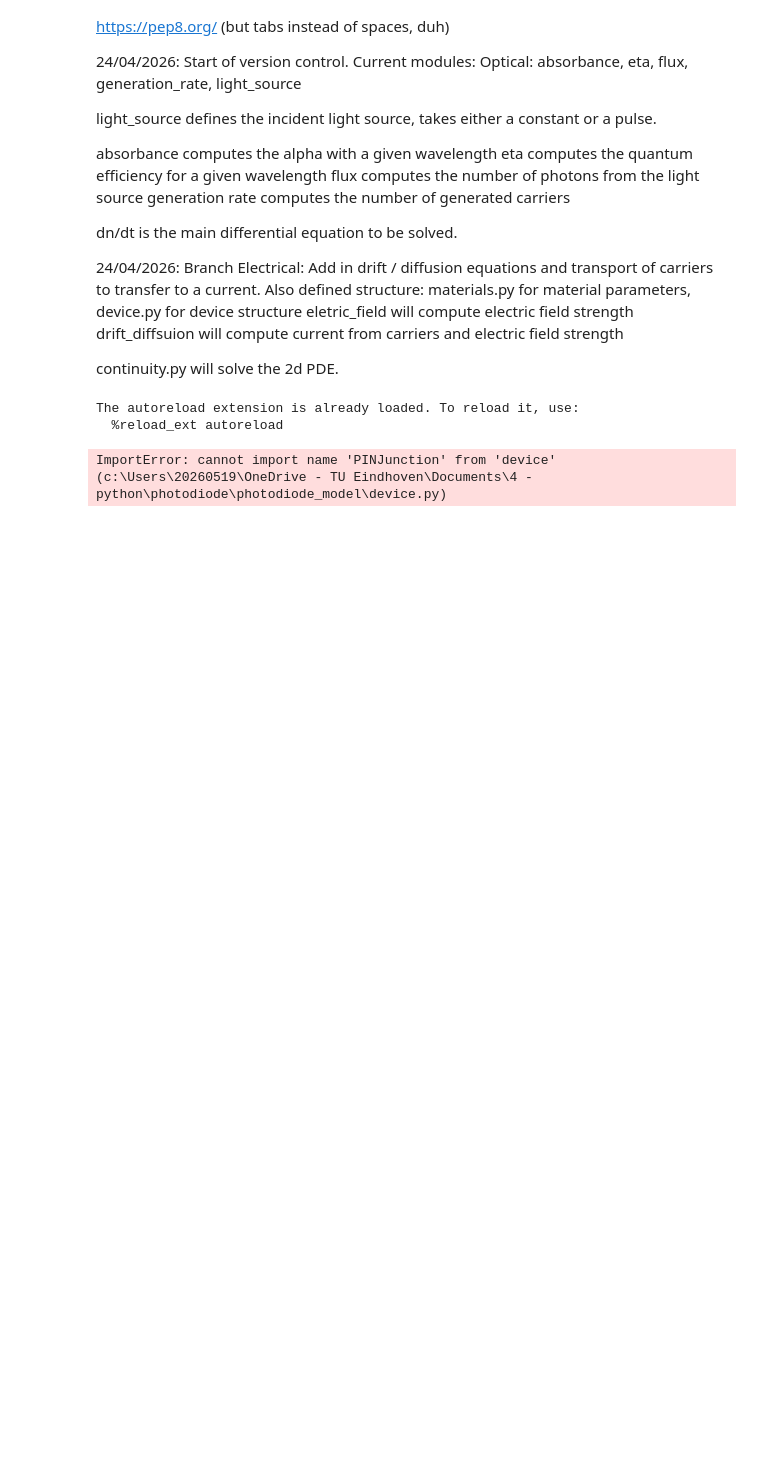
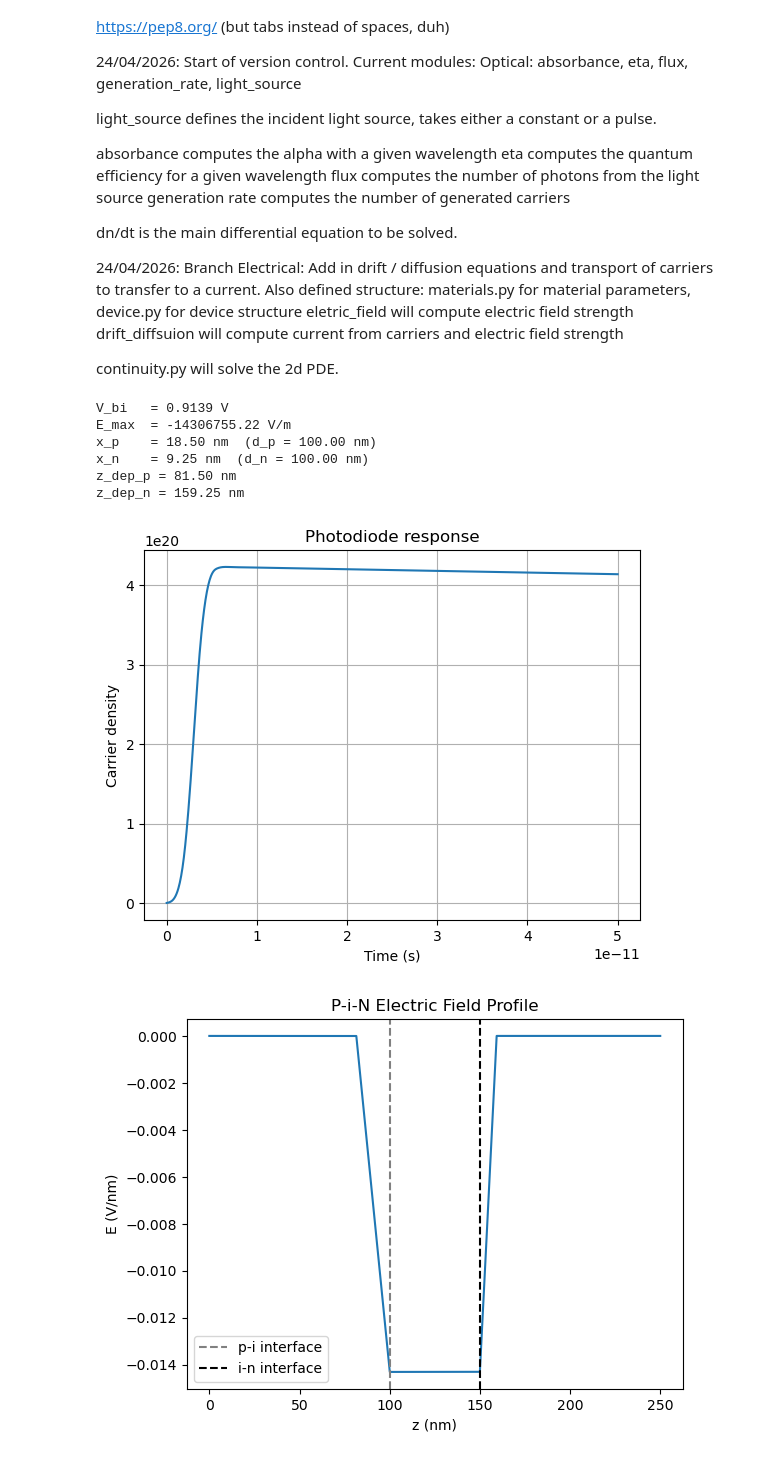
Before and after one commit to RJ-TUe/photodiode, a Jupyter notebook: photodiode_model/_main.ipynb, the cells around one changed output. Saved outputs shown, nothing was run; the diff lists cells and outputs as text; code cells hidden in the pictures; blank space fills up the shorter version.

Commit message:
Added electrical_field.py, and updated dependencies. Field is now computed with teh depletion approximation

```diff
--- a/photodiode_model/_main.ipynb
+++ b/photodiode_model/_main.ipynb
@@ -29,9 +29,6 @@ continuity.py will solve the 2d PDE.
 import numpy as np
 import scipy as sci
 import matplotlib.pyplot as plt
-
-%load_ext autoreload
-%autoreload 2
 
 import constants
 import materials
@@ -39,6 +36,7 @@ from absorbance import absorbance
 from eta import eta
 from flux import flux
 from generation_rate import generation_rate
+from electrical_field import electric_field
 
 # Class imports
 from light_source import LightSource
@@ -61,7 +59,7 @@ envelope  = np.exp(-((t_pulse - t0)**2) / (2 * tau_pulse**2))
 
 # CW source
 cw_source = LightSource(P=P, lam=lam, bandwidth=0, area=A, mode='cw')
-PIN_structure = PINJunction(5e-9, 50e-9, 100e-9, 1e16, 1e16)
+PIN = PINJunction(100e-9, 50e-9, 100e-9, 5e23, 1e24)
 
 # pulsed source
 pulsed_source = LightSource(
@@ -73,36 +71,50 @@ pulsed_source = LightSource(
     pulse_t   = t_pulse,
     pulse_env = envelope,
 )
 
 # Main eval folder
 def dn_dt(t, n):
     alpha = absorbance(pulsed_source.lam, model="beer_lambert", alpha_0=1e6)
     qe = eta(pulsed_source.lam, model='unity')
     phi   = flux(pulsed_source, t, model='monochromatic')
     G_z   = generation_rate(z, qe, alpha, phi, model="beer_lambert")
-    G_avg = np.trapezoid(G_z, z) / PIN_structure.d_i
+    G_avg = np.trapezoid(G_z, z) / PIN.d_i
     return G_avg - n / tau
 
 # evaluation parameters
 t_span = (0, 50e-12)
 t_eval = np.linspace(0, 50e-12, 1000)
-z = np.linspace(0, PIN_structure.d_i, 500)
+z = np.linspace(0, PIN.d, 5000)
 
 if __name__ == "__main__":
     sol = sci.integrate.solve_ivp(
     dn_dt, t_span, [0],
     t_eval  = t_eval,
     )
 
     plt.plot(sol.t, sol.y[0])
     plt.xlabel("Time (s)")
     plt.ylabel("Carrier density")
     plt.title("Photodiode response")
     plt.grid()
 
 plt.figure()
-plt.plot(pulsed_source.pulse_t, pulsed_source.pulse_env)
+z = np.linspace(0, PIN.d, 50000)
+E = electric_field(z, PIN, model="depletion")
+plt.plot(z * 1e9, E * 1e-9)
+plt.axvline(PIN.z_p * 1e9, color='gray', linestyle='--', label='p-i interface')
+plt.axvline(PIN.z_i * 1e9, color='black', linestyle='--', label='i-n interface')
+plt.xlabel("z (nm)")
+plt.ylabel("E (V/nm)")
+plt.title("P-i-N Electric Field Profile")
+plt.legend()
+plt.show()
 # %% [output]
-The autoreload extension is already loaded. To reload it, use:
-  %reload_ext autoreload
+V_bi   = 0.9139 V
+E_max  = -14306755.22 V/m
+x_p    = 18.50 nm  (d_p = 100.00 nm)
+x_n    = 9.25 nm  (d_n = 100.00 nm)
+z_dep_p = 81.50 nm
+z_dep_n = 159.25 nm
-ImportError: cannot import name 'PINJunction' from 'device' (c:\Users\20260519\OneDrive - TU Eindhoven\Documents\4 - python\photodiode\photodiode_model\device.py)
+[figure, added]
+[figure, added]
```
Also changed, not shown: 3 other files.
